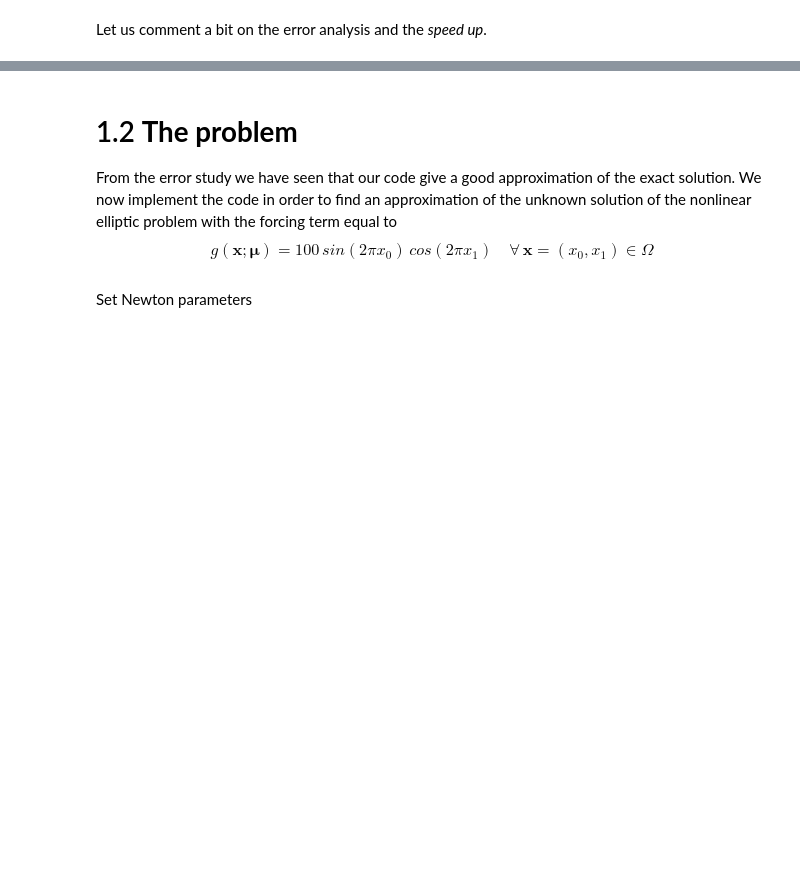
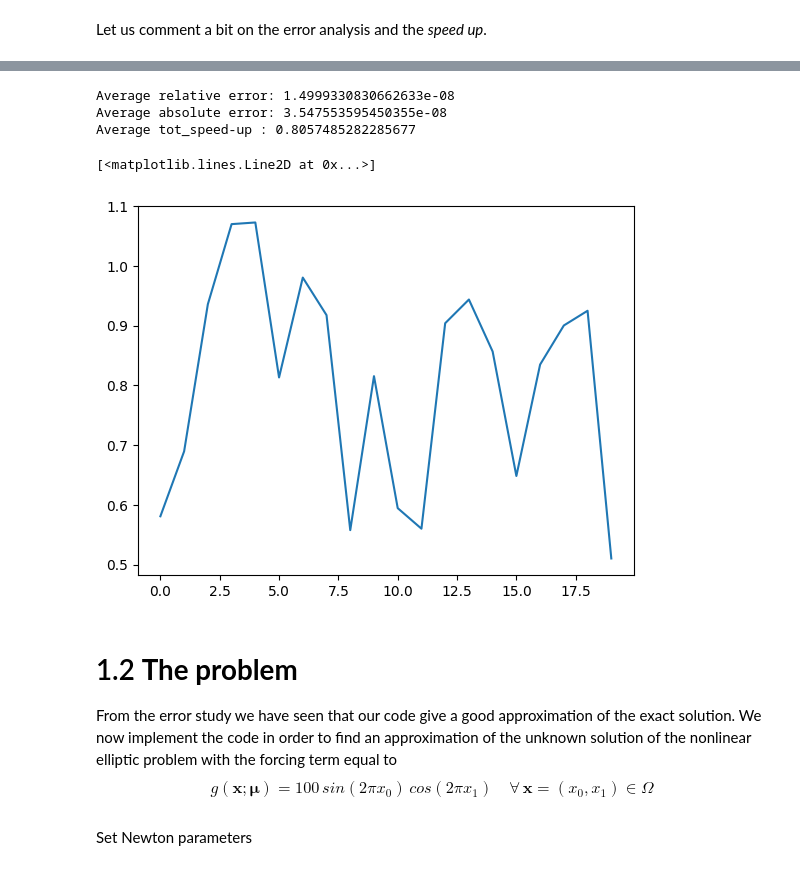
Before and after one commit to martadiridolfi/MOR, a Jupyter notebook: progetto.ipynb, the cells around one changed output, grey strips where cells are left out. Cells and saved outputs as stored; diff of their text form; code cells hidden in the pictures; blank space fills up the shorter version.

```diff
--- a/progetto.ipynb
+++ b/progetto.ipynb
@@ -389,0 +332,9 @@ dofs h errorL2 errorH1 residual iteration max_iteration
+# %%
+### Build snapshot matrix
+snapshot_matrix = []
+
+for mu in training_set:
+    [u_k, _, _, _, _, _] = compute_FOM(mu, lib, problemData)
+    snapshot_matrix.append(np.copy(u_k))
+
+snapshot_matrix = np.array(snapshot_matrix)
@@ -744,20 +613,18 @@ def compute_ROM_time(mu):
 # %%
-import time
-
 abs_err = []
 rel_err = []
 testing_set = np.random.uniform(low=P[:, 0], high=P[:, 1], size=(20, P.shape[0]))
-speed_up = []
-speed_up_assembling = []
+# speed_up = []
+# speed_up_assembling = []
 tot_speed_up = []
 
 for mu in testing_set:
-    [u_k_proj, solution_norm_proj, residual_norm_proj, time_ROM, time_assembling_ROM] = compute_ROM_time(mu)
-    [u_k, solution_norm, residual_norm, time_FOM, time_assembling_FOM] = compute_FOM_time(mu)
+    [u_k_proj, solution_norm_proj, residual_norm_proj, time_ROM, time_assembling_ROM] = compute_ROM(mu, lib, problemData, compute_time=True, exact_solution=True)
+    [u_k, sol_norm_L2, sol_norm_H1, res_norm, err_L2, err_H1, time_FOM, time_assembling_FOM] = compute_FOM(mu, lib, problemData, True)
 
-    speed_up.append(sum(time_FOM)/sum(time_ROM))
+    # speed_up.append(sum(time_FOM)/sum(time_ROM))
 
-    speed_up_assembling.append(sum(time_assembling_FOM)/sum(time_assembling_ROM))
+    # speed_up_assembling.append(sum(time_assembling_FOM)/sum(time_assembling_ROM))
 
     tot_speed_up.append(sum(time_assembling_FOM+time_FOM)/sum(time_assembling_ROM+time_ROM))
 
@@ -772,16 +657,23 @@ for mu in testing_set:
 # %%
 print(f'Average relative error: {np.mean(rel_err)}')
 print(f'Average absolute error: {np.mean(abs_err)}')
-print(f'Average speed-up: {np.mean(speed_up)}')
-print(f'Average speed-up assembling : {np.mean(speed_up_assembling)}')
+# print(f'Average speed-up: {np.mean(speed_up)}')
+# print(f'Average speed-up assembling : {np.mean(speed_up_assembling)}')
 print(f'Average tot_speed-up : {np.mean(tot_speed_up)}')
+# %% [output]
+Average relative error: 1.4999330830662633e-08
+Average absolute error: 3.547553595450355e-08
+Average tot_speed-up : 0.8057485282285677
 # %%
 import matplotlib.pyplot as plt
 
 plt.clf()
 x = range(0, len(speed_up))
-y = speed_up
+y = tot_speed_up
 plt.plot(x, y)
+# %% [output]
+[<matplotlib.lines.Line2D at 0x...>]
+[figure, added]
 # %% [markdown]
 # 1.2 **The problem**
 From the error study we have seen that our code give a good approximation of the exact solution. We now implement the code in order to find an approximation of the unknown solution of the nonlinear elliptic problem with the forcing term equal to
```
Also changed, not shown: parts of 17 cells of this notebook.
